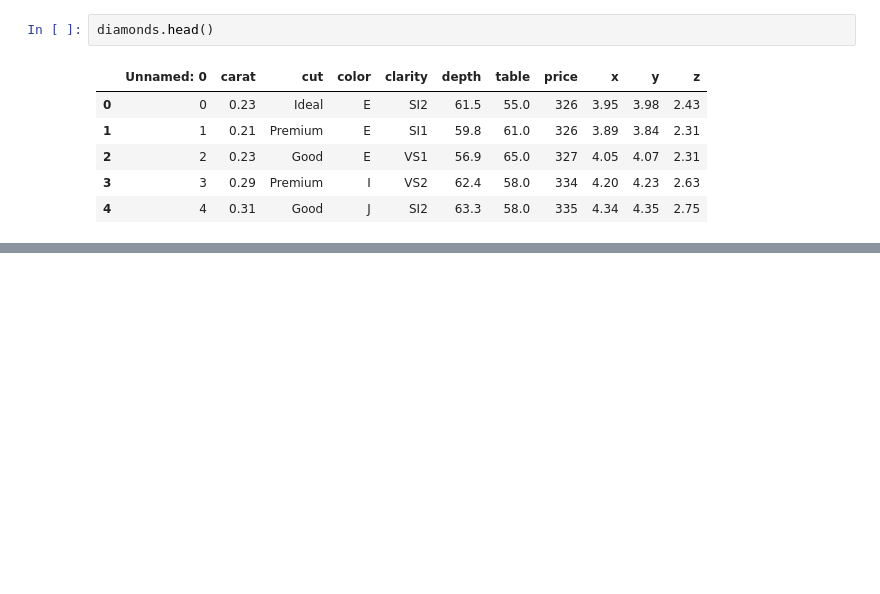
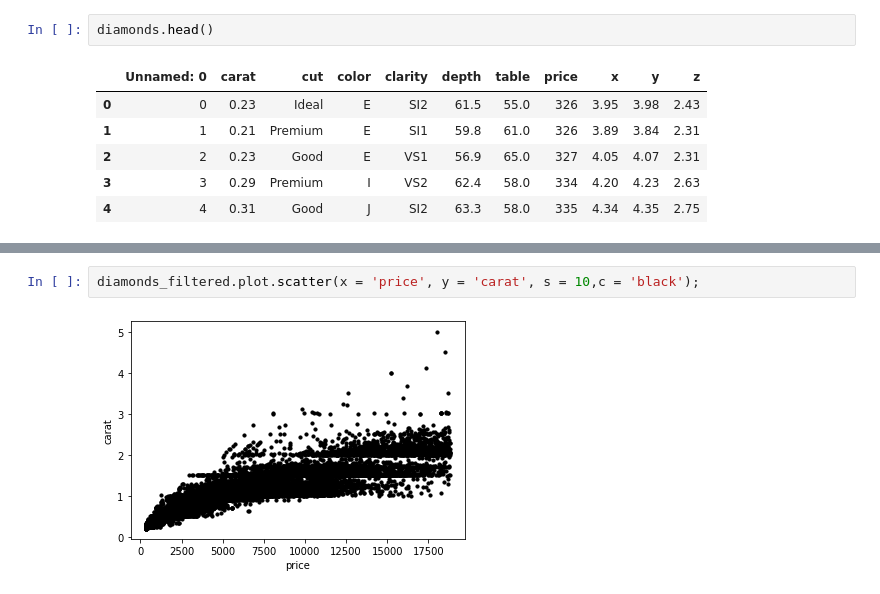
Before and after one commit to georgefcoral/lapidaristProblem, a Jupyter notebook: LapidaristProblem.ipynb, the cells around one changed output, grey strips where cells are left out. Saved outputs shown, nothing was run; the diff lists cells and outputs as text; blank space fills up the shorter version.

```diff
--- a/LapidaristProblem.ipynb
+++ b/LapidaristProblem.ipynb
@@ -159,0 +347,4 @@ dtype: int64
+# %%
+diamonds_filtered.plot.scatter(x = 'price', y = 'carat', s = 10,c = 'black');
+# %% [output]
+[figure, added]
```
Also changed, not shown: parts of 56 cells of this notebook, 3 other files.
